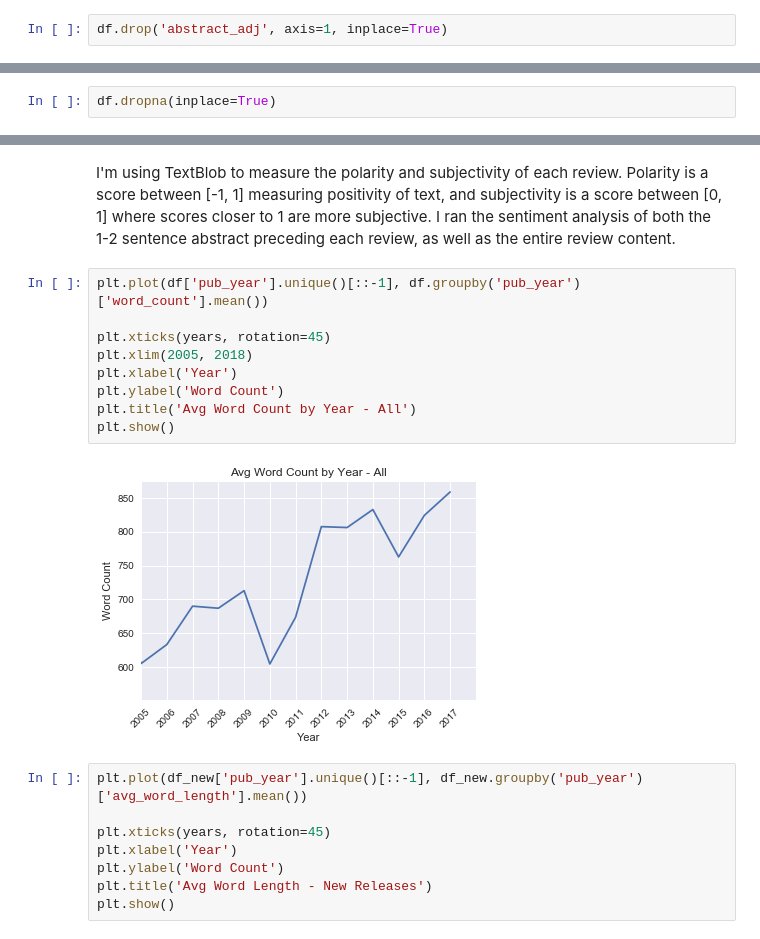
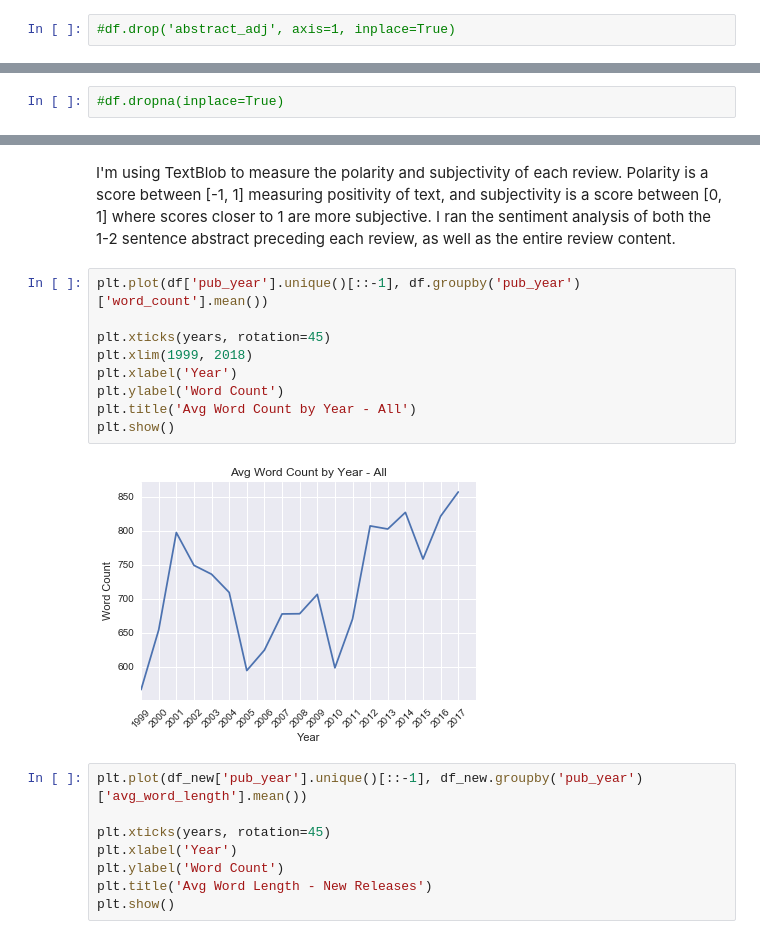
Before and after one commit to andrewjbashford/GalvanizeCapstone, a Jupyter notebook: EDA.ipynb, the cells around one changed output, grey strips where cells are left out. Cells and saved outputs as stored; diff of their text form.

```diff
--- a/EDA.ipynb
+++ b/EDA.ipynb
@@ -63,4 +63,4 @@ df[df['artist'] == 'kanye west']['score'].mean()
 # %% [output]
 8.425
 # %%
-df.drop('abstract_adj', axis=1, inplace=True)
+#df.drop('abstract_adj', axis=1, inplace=True)
@@ -69,4 +67,4 @@ ValueError: labels ['abstract_adj'] not contained in axis
 # %%
 df['abstract'].fillna(' ', inplace=True)
 # %%
-df.dropna(inplace=True)
+#df.dropna(inplace=True)
@@ -488,14 +443,14 @@ I'm using TextBlob to measure the polarity and subjectivity of each review. Pola
 # %%
 plt.plot(df['pub_year'].unique()[::-1], df.groupby('pub_year')['word_count'].mean())
 
 plt.xticks(years, rotation=45)
-plt.xlim(2005, 2018)
+plt.xlim(1999, 2018)
 plt.xlabel('Year')
 plt.ylabel('Word Count')
 plt.title('Avg Word Count by Year - All')
 plt.show()
 # %% [output]
-[figure, old version]
+[figure, new version]
 # %%
 plt.plot(df_new['pub_year'].unique()[::-1], df_new.groupby('pub_year')['avg_word_length'].mean())
 
```
Also changed, not shown: parts of 7 cells of this notebook, 3 other files.
